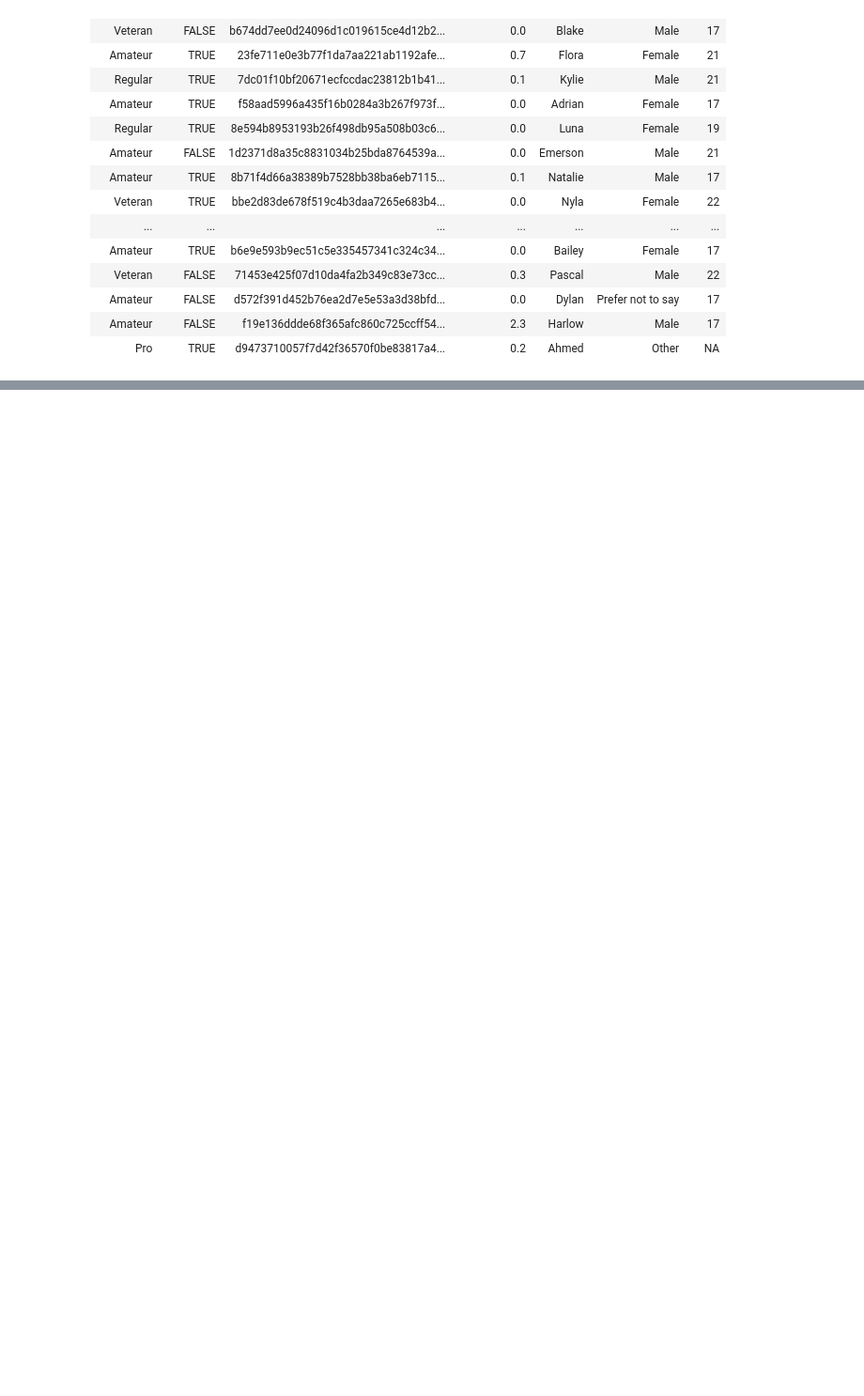
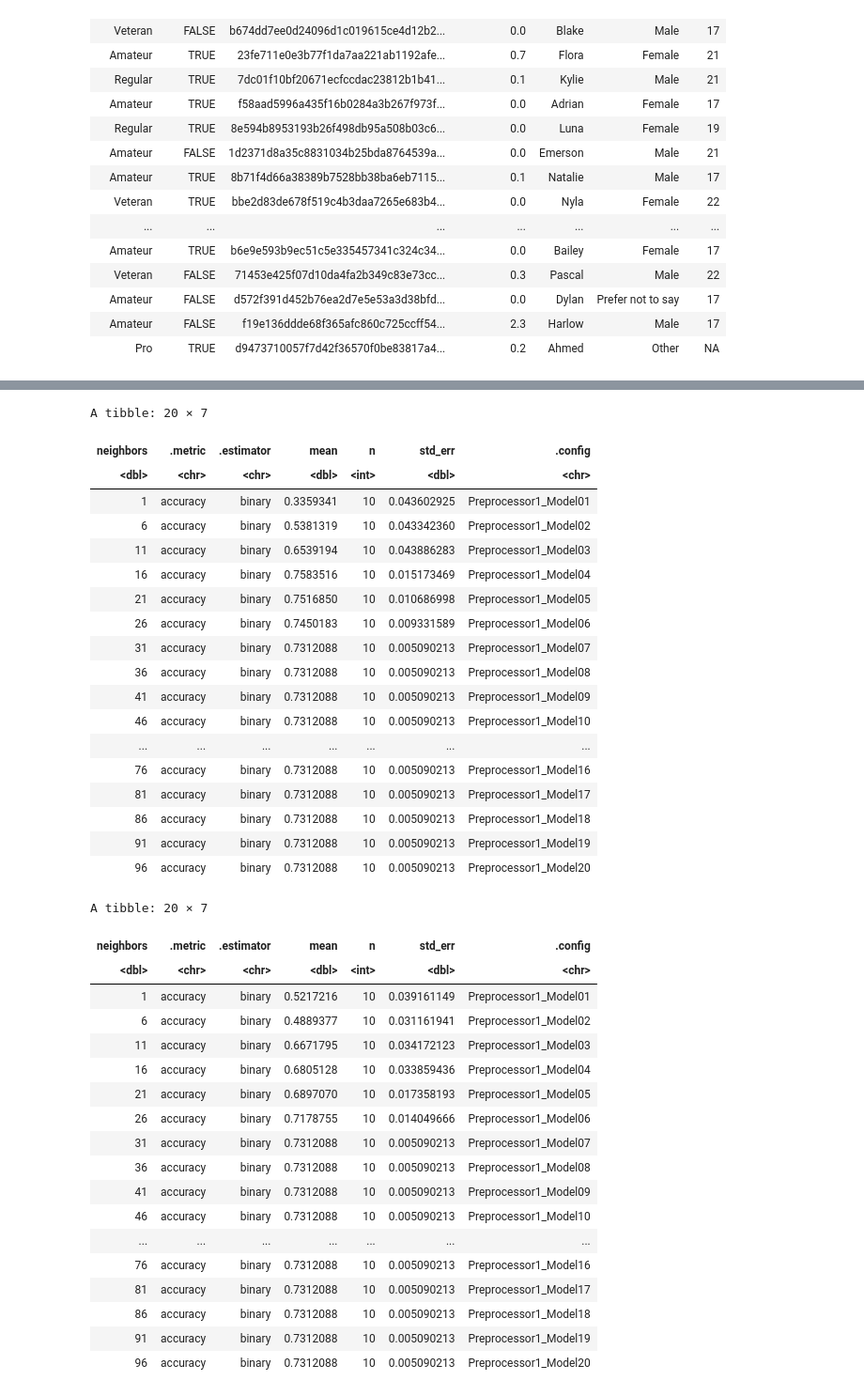
Before and after one commit to HenryZang/DSCI_100_Minecraft_Project, a Jupyter notebook: analysis.ipynb, the cells around one changed output, grey strips where cells are left out. Shown at 94% size. Drawn from its saved outputs; the diff is of its cells as text; code cells hidden in the pictures; blank space fills up the shorter version.

```diff
--- a/analysis.ipynb
+++ b/analysis.ipynb
@@ -66,0 +275,15 @@ A spec_tbl_df: 196 × 7
+# %%
+# Demographic-only recipe
+recipe_demo <- recipe(subscribe ~ gender + Age, data = players_demo_training ) |>
+  step_novel(all_nominal_predictors()) |>
+  step_dummy(all_nominal_predictors()) |>
+  step_zv(all_predictors()) |>
+  step_normalize(all_numeric_predictors())
+recipe_demo
+# Behavioural-only recipe
+recipe_behavior <- recipe(subscribe ~ experience + played_hours, data = players_behavior_training ) |>
+  step_novel(all_nominal_predictors()) |>
+  step_dummy(all_nominal_predictors()) |>
+  step_zv(all_predictors()) |>
+  step_normalize(all_numeric_predictors())
+recipe_behavior
@@ -66,0 +483,58 @@ A spec_tbl_df: 196 × 7
+# %%
+k_vals <- tibble(neighbors = seq(1, 100, by = 5))
+
+knn_demo_accuracy_results <- workflow()|>
+    add_recipe (recipe_demo)|>
+    add_model (knn_spec)|>
+    tune_grid (resamples = players_demo_vfold, grid=k_vals)|>
+    collect_metrics()|>
+    filter(.metric == "accuracy")
+knn_demo_accuracy_results
+
+
+knn_behavior_accuracy_results <- workflow()|>
+    add_recipe (recipe_behavior)|>
+    add_model (knn_spec)|>
+    tune_grid (resamples = players_behavior_vfold, grid=k_vals)|>
+    collect_metrics()|>
+    filter(.metric == "accuracy")
+knn_behavior_accuracy_results
+# %% [output]
+A tibble: 20 × 7
+| neighbors | .metric | .estimator | mean | n | std_err | .config |
+| <dbl> | <chr> | <chr> | <dbl> | <int> | <dbl> | <chr> |
+| 1 | accuracy | binary | 0.3359341 | 10 | 0.043602925 | Preprocessor1_Model01 |
+| 6 | accuracy | binary | 0.5381319 | 10 | 0.043342360 | Preprocessor1_Model02 |
+| 11 | accuracy | binary | 0.6539194 | 10 | 0.043886283 | Preprocessor1_Model03 |
+| 16 | accuracy | binary | 0.7583516 | 10 | 0.015173469 | Preprocessor1_Model04 |
+| 21 | accuracy | binary | 0.7516850 | 10 | 0.010686998 | Preprocessor1_Model05 |
+| 26 | accuracy | binary | 0.7450183 | 10 | 0.009331589 | Preprocessor1_Model06 |
+| 31 | accuracy | binary | 0.7312088 | 10 | 0.005090213 | Preprocessor1_Model07 |
+| 36 | accuracy | binary | 0.7312088 | 10 | 0.005090213 | Preprocessor1_Model08 |
+| 41 | accuracy | binary | 0.7312088 | 10 | 0.005090213 | Preprocessor1_Model09 |
+| 46 | accuracy | binary | 0.7312088 | 10 | 0.005090213 | Preprocessor1_Model10 |
+| ... | ... | ... | ... | ... | ... | ... |
+| 76 | accuracy | binary | 0.7312088 | 10 | 0.005090213 | Preprocessor1_Model16 |
+| 81 | accuracy | binary | 0.7312088 | 10 | 0.005090213 | Preprocessor1_Model17 |
+| 86 | accuracy | binary | 0.7312088 | 10 | 0.005090213 | Preprocessor1_Model18 |
+| 91 | accuracy | binary | 0.7312088 | 10 | 0.005090213 | Preprocessor1_Model19 |
+| 96 | accuracy | binary | 0.7312088 | 10 | 0.005090213 | Preprocessor1_Model20 |
+A tibble: 20 × 7
+| neighbors | .metric | .estimator | mean | n | std_err | .config |
+| <dbl> | <chr> | <chr> | <dbl> | <int> | <dbl> | <chr> |
+| 1 | accuracy | binary | 0.5217216 | 10 | 0.039161149 | Preprocessor1_Model01 |
+| 6 | accuracy | binary | 0.4889377 | 10 | 0.031161941 | Preprocessor1_Model02 |
+| 11 | accuracy | binary | 0.6671795 | 10 | 0.034172123 | Preprocessor1_Model03 |
+| 16 | accuracy | binary | 0.6805128 | 10 | 0.033859436 | Preprocessor1_Model04 |
+| 21 | accuracy | binary | 0.6897070 | 10 | 0.017358193 | Preprocessor1_Model05 |
+| 26 | accuracy | binary | 0.7178755 | 10 | 0.014049666 | Preprocessor1_Model06 |
+| 31 | accuracy | binary | 0.7312088 | 10 | 0.005090213 | Preprocessor1_Model07 |
+| 36 | accuracy | binary | 0.7312088 | 10 | 0.005090213 | Preprocessor1_Model08 |
+| 41 | accuracy | binary | 0.7312088 | 10 | 0.005090213 | Preprocessor1_Model09 |
+| 46 | accuracy | binary | 0.7312088 | 10 | 0.005090213 | Preprocessor1_Model10 |
+| ... | ... | ... | ... | ... | ... | ... |
+| 76 | accuracy | binary | 0.7312088 | 10 | 0.005090213 | Preprocessor1_Model16 |
+| 81 | accuracy | binary | 0.7312088 | 10 | 0.005090213 | Preprocessor1_Model17 |
+| 86 | accuracy | binary | 0.7312088 | 10 | 0.005090213 | Preprocessor1_Model18 |
+| 91 | accuracy | binary | 0.7312088 | 10 | 0.005090213 | Preprocessor1_Model19 |
+| 96 | accuracy | binary | 0.7312088 | 10 | 0.005090213 | Preprocessor1_Model20 |
```
Also changed, not shown: parts of 36 cells of this notebook.
